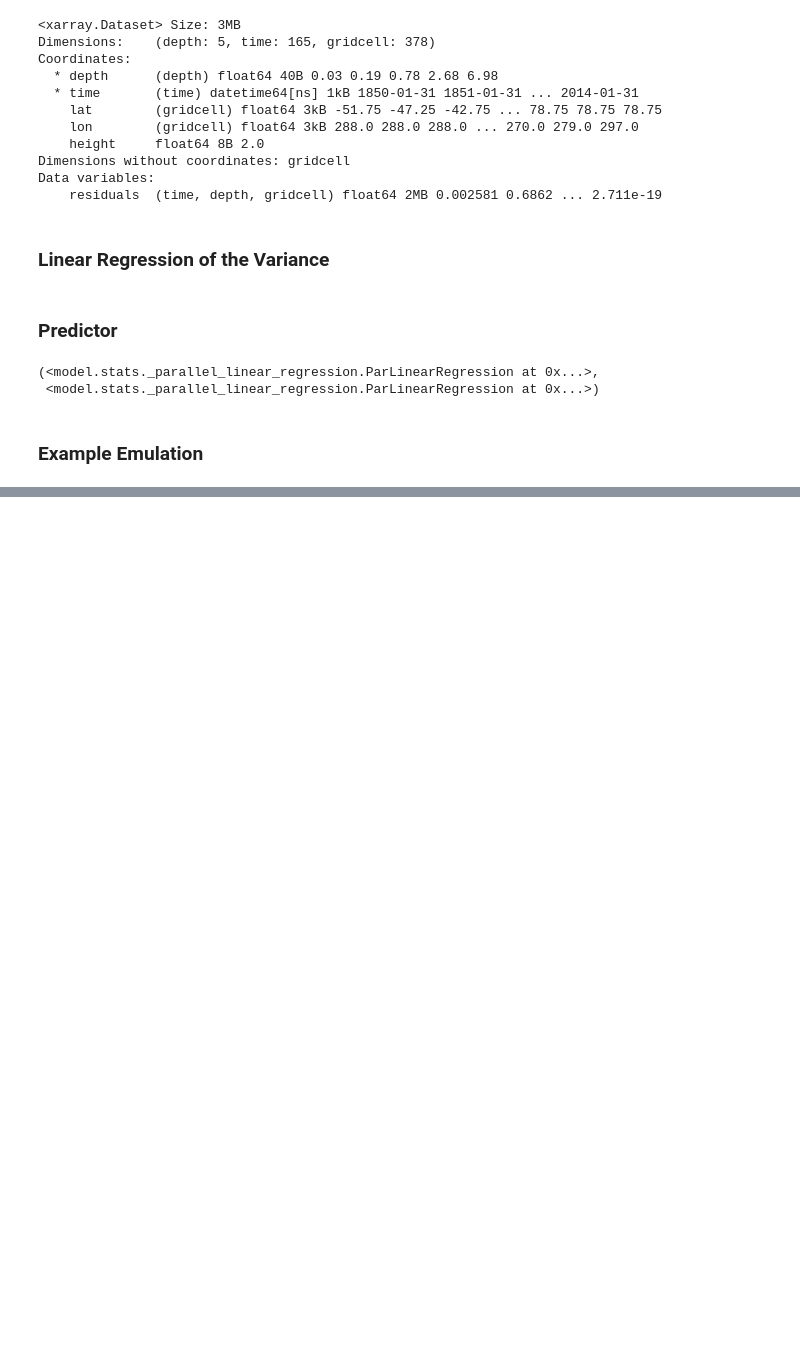
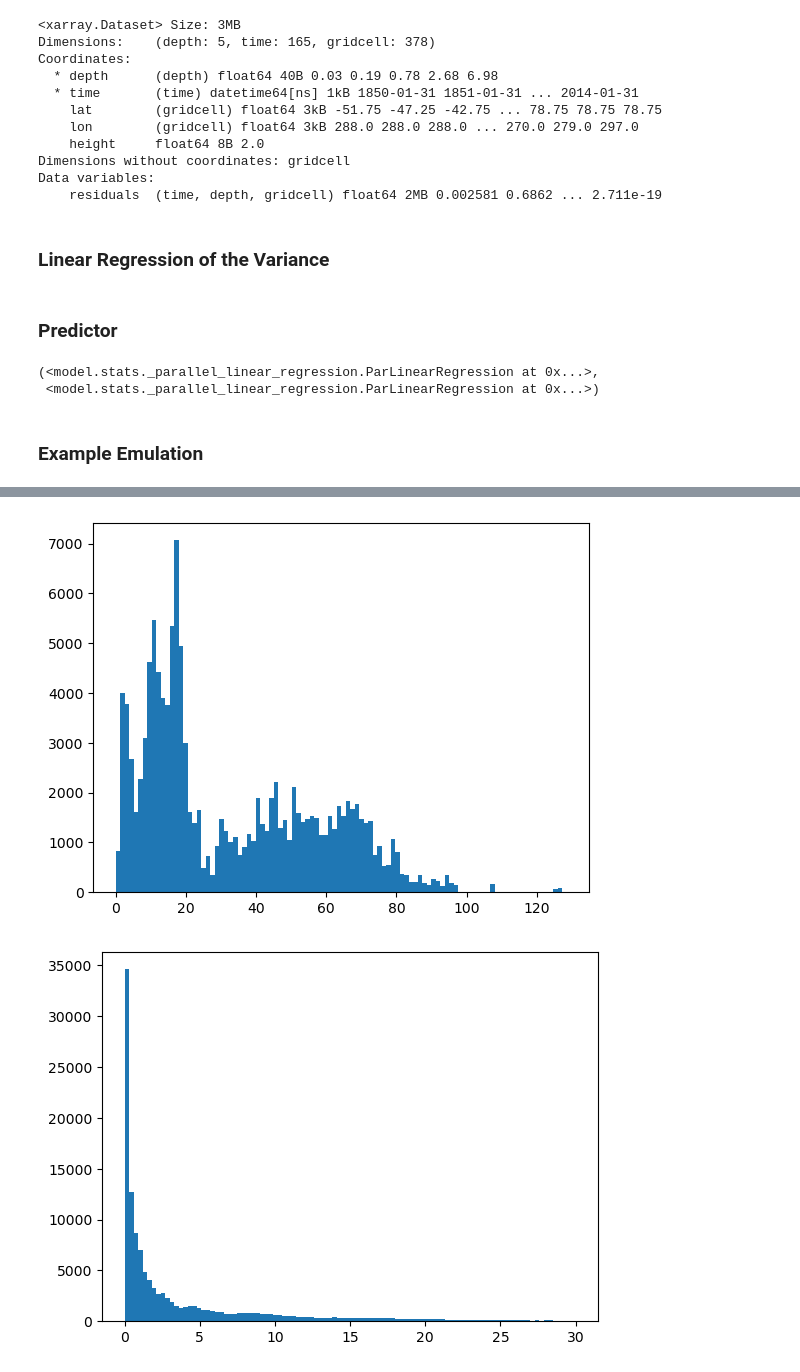
Before and after one commit to pjunghans1234/bachelorarbeit, a Jupyter notebook: quantile_plot.ipynb, the cells around one changed output, grey strips where cells are left out. Drawn from its saved outputs; the diff is of its cells as text; code cells hidden in the pictures; blank space fills up the shorter version.

```diff
--- a/quantile_plot.ipynb
+++ b/quantile_plot.ipynb
@@ -147,0 +170,12 @@ quantil_norm = norm.cdf(target_da_t, loc=mean_prediction_da, scale=np.sqrt(var_p
+# %%
+plt.hist(mean_prediction_da.values.reshape(-1), bins = 100)
+plt.show()
+plt.hist(var_prediction_da.values.reshape(-1), bins = 100,range=(0,30))
+plt.show()
+plt.hist(np.log(shape_prediction.values).reshape(-1), bins = 100, log = True)
+plt.show()
+plt.hist(np.log(scale_prediction.values).reshape(-1), bins = 100, log = True)
+plt.show()
+# %% [output]
+[figure, added]
+[figure, added]
```
Also changed, not shown: parts of 18 cells of this notebook, 10 other files.
